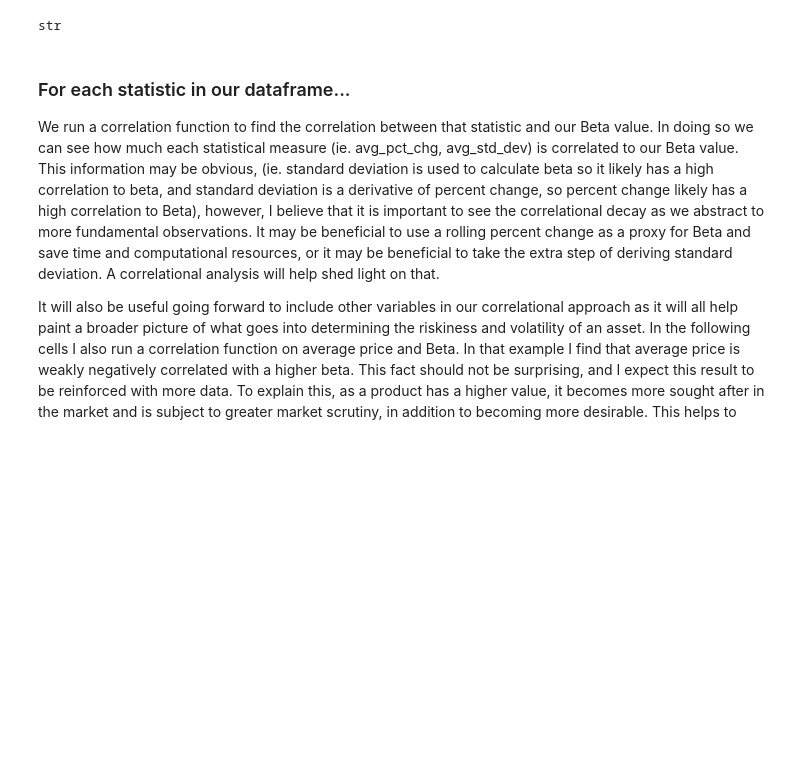
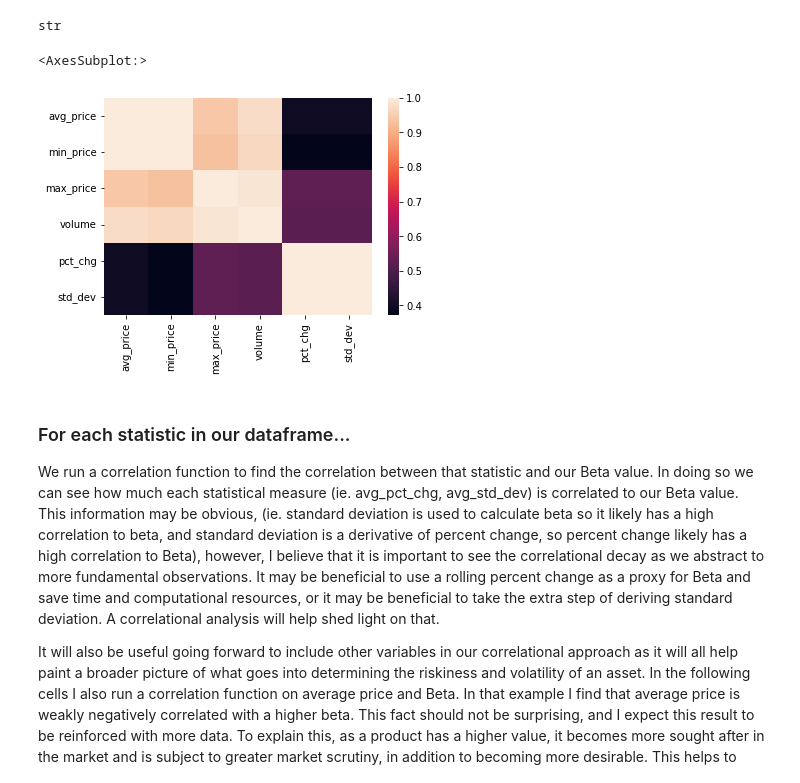
Before and after one commit to jgrichardson/nft_lending, a Jupyter notebook: data_analytics/risk_analysis.ipynb, the cells around one changed output. Saved outputs shown, nothing was run; the diff lists cells and outputs as text; code cells hidden in the pictures; blank space fills up the shorter version.

Commit message:
Added heatmap and index plots

```diff
--- a/data_analytics/risk_analysis.ipynb
+++ b/data_analytics/risk_analysis.ipynb
@@ -23,6 +23,26 @@ rarify_api_key = os.getenv("RARIFY_API_KEY")
 display(type(rarify_api_key))
 # %% [output]
 str
+# %%
+from pathlib import Path
+def plot_index():
+        """
+        Returns a sns heatmap object.
+        Needs to be compiled into a streamlit object.
+
+        """
+        csv_path = Path('../static_data/top_collections_data.csv')
+
+        index = pd.read_csv(csv_path)
+        keys = ['avg_price', 'min_price', 'max_price', 'volume', 'pct_chg', 'std_dev']
+
+        index_correlation = index[keys].corr()
+
+        return sns.heatmap(index_correlation)
+plot_index()
+# %% [output]
+<AxesSubplot:>
+[figure, added]
 # %%
 top_collections_baseurl = f"https://api.rarify.tech/data/contracts?include=insights&sort=-unique_buyers"
 # %%
```
Also changed, not shown: 5 other files.
